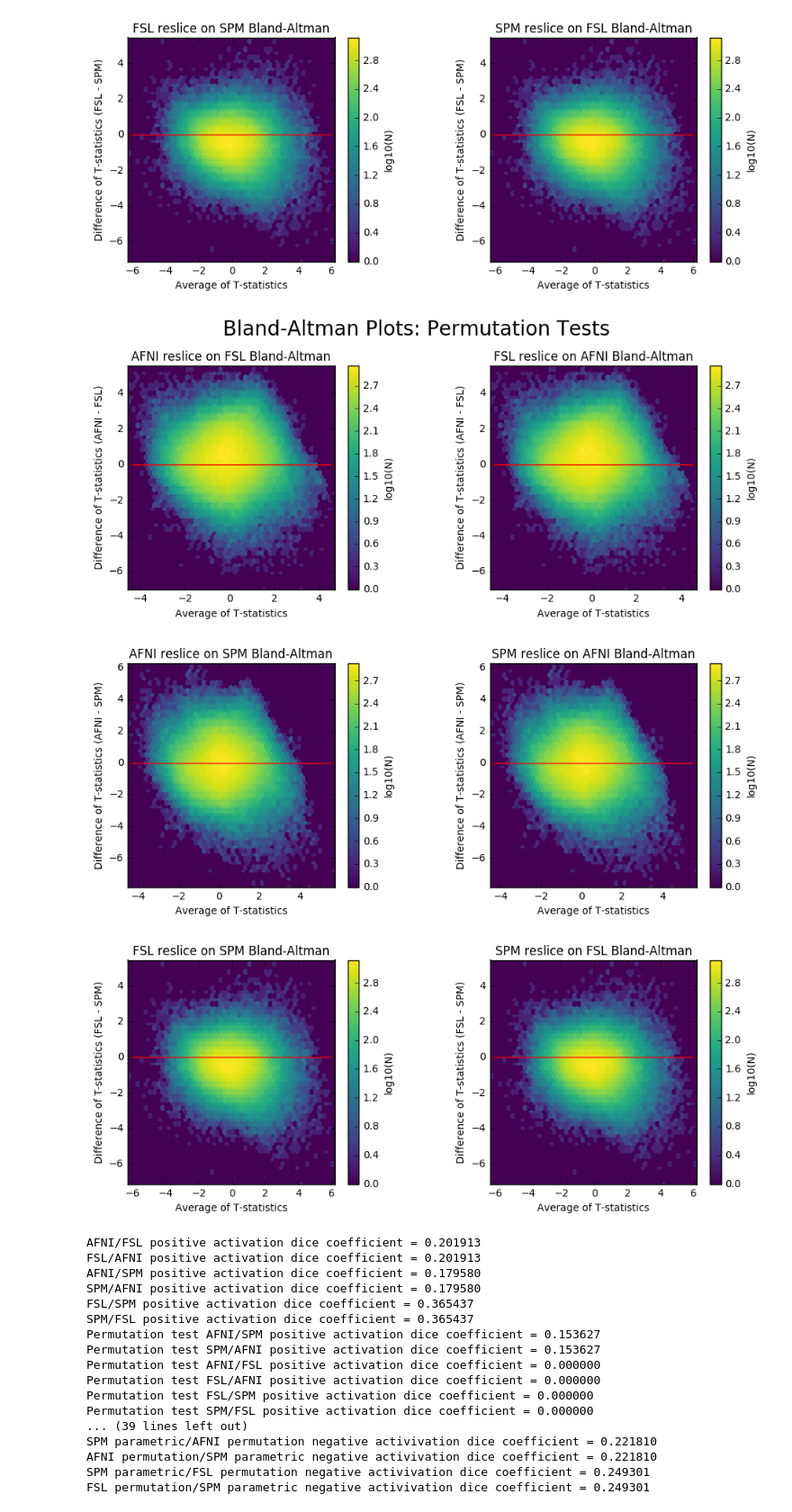
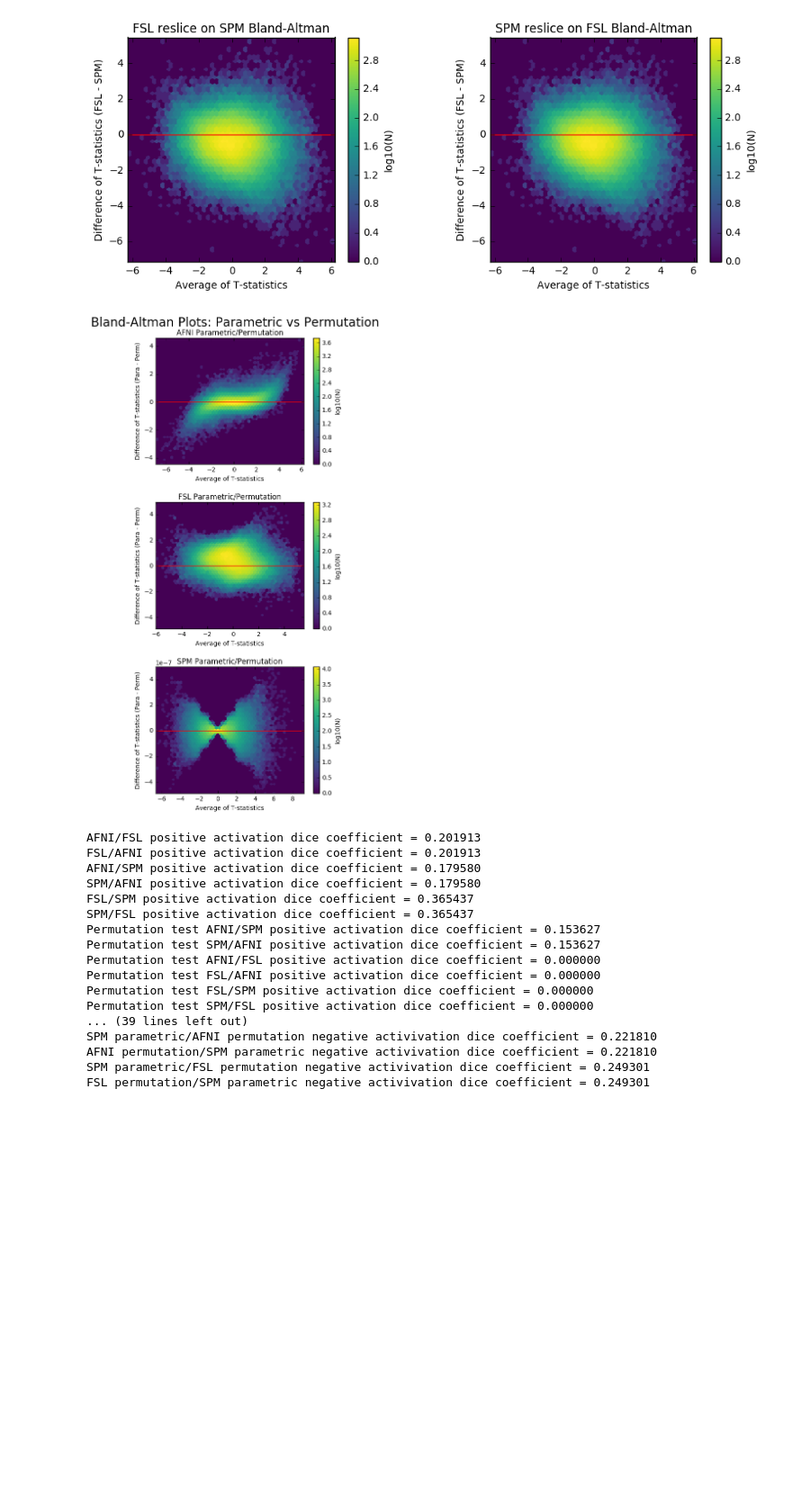
Before and after one commit to NISOx-BDI/Software_Comparison, a Jupyter notebook: ds001_notebook.ipynb, the cells around one changed output. Shown at 90% size. Saved outputs shown, nothing was run; the diff lists cells and outputs as text; code cells hidden in the pictures; blank space fills up the shorter version.

```diff
--- a/ds001_notebook.ipynb
+++ b/ds001_notebook.ipynb
@@ -457,15 +457,13 @@ bland_altman.bland_altman('Bland-Altman Plots: Permutation Tests', afni_perm, sp
 [figure]
 [figure]
 [figure]
-# %%
-bland_altman.bland_altman('Bland-Altman Plots: Permutation Tests', afni_perm, spm_perm,
-             afni_reslice_spm_perm, afni_spm_reslice_perm,
-             fsl_perm, fsl_reslice_spm_perm,
-             afni_fsl_reslice_perm, afni_reslice_fsl_perm, fsl_spm_reslice_perm)
-# %% [output]
-[figure, removed]
-[figure, removed]
-[figure, removed]
+# %%
+reload(bland_altman)
+bland_altman.bland_altman_intra('Bland-Altman Plots: Parametric vs Permutation', afni_stat_file, afni_perm,
+             fsl_stat_file, fsl_perm,
+             spm_stat_file, spm_perm)
+# %% [output]
+[figure, added]
 # %%
 from lib import dice
 reload(dice)
```
Also changed, not shown: parts of 2 cells of this notebook, 4 other files.
